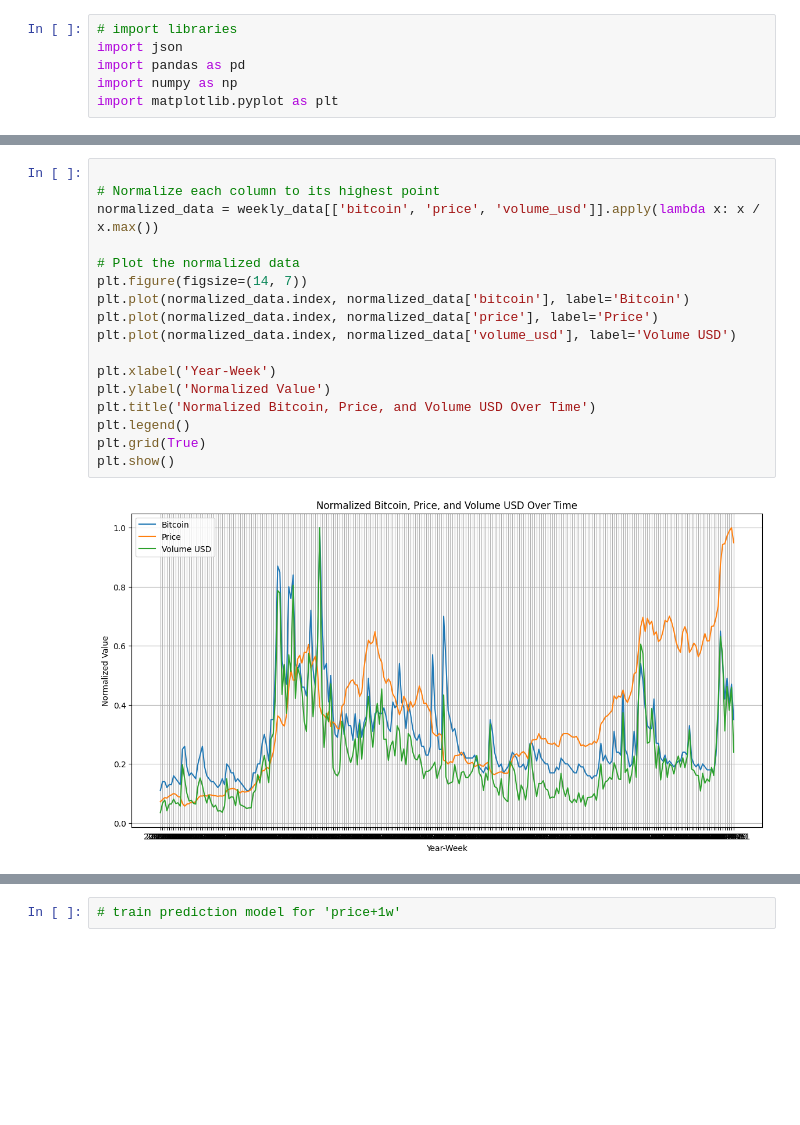
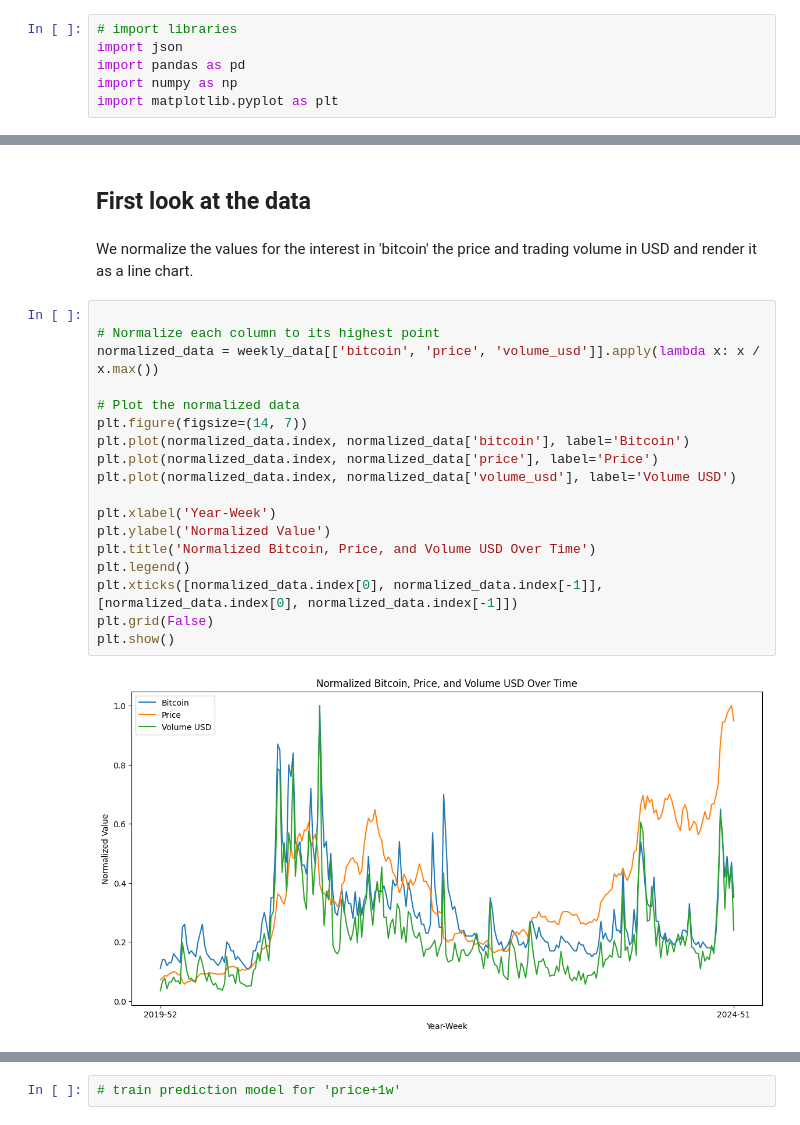
Before and after one commit to michael-zeller/udacity_cd1971, a Jupyter notebook: fomo_btc.ipynb, the cells around one changed output, grey strips where cells are left out. Saved outputs shown, nothing was run; the diff lists cells and outputs as text; blank space fills up the shorter version.

Commit message:
first visuals

```diff
--- a/fomo_btc.ipynb
+++ b/fomo_btc.ipynb
@@ -54,19 +67,24 @@ NameError: name 'pd' is not defined
+# %% [markdown]
+## First look at the data
+# %% [markdown]
+We normalize the values for the interest in 'bitcoin' the price and trading volume in USD and render it as a line chart.
 # %%
 
 # Normalize each column to its highest point
 normalized_data = weekly_data[['bitcoin', 'price', 'volume_usd']].apply(lambda x: x / x.max())
 
 # Plot the normalized data
 plt.figure(figsize=(14, 7))
 plt.plot(normalized_data.index, normalized_data['bitcoin'], label='Bitcoin')
 plt.plot(normalized_data.index, normalized_data['price'], label='Price')
 plt.plot(normalized_data.index, normalized_data['volume_usd'], label='Volume USD')
 
 plt.xlabel('Year-Week')
 plt.ylabel('Normalized Value')
 plt.title('Normalized Bitcoin, Price, and Volume USD Over Time')
 plt.legend()
-plt.grid(True)
+plt.xticks([normalized_data.index[0], normalized_data.index[-1]], [normalized_data.index[0], normalized_data.index[-1]])
+plt.grid(False)
 plt.show()
 # %% [output]
-[figure, old version]
+[figure, new version]
```
Also changed, not shown: parts of 5 cells of this notebook.
